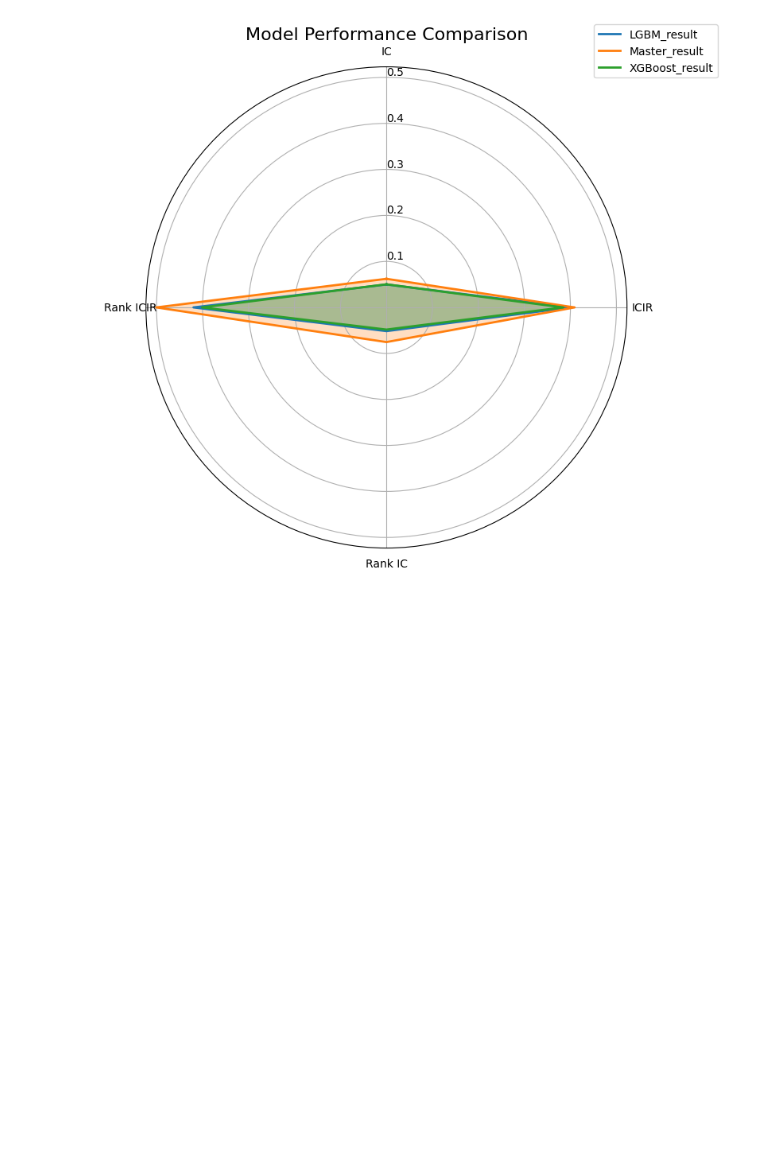
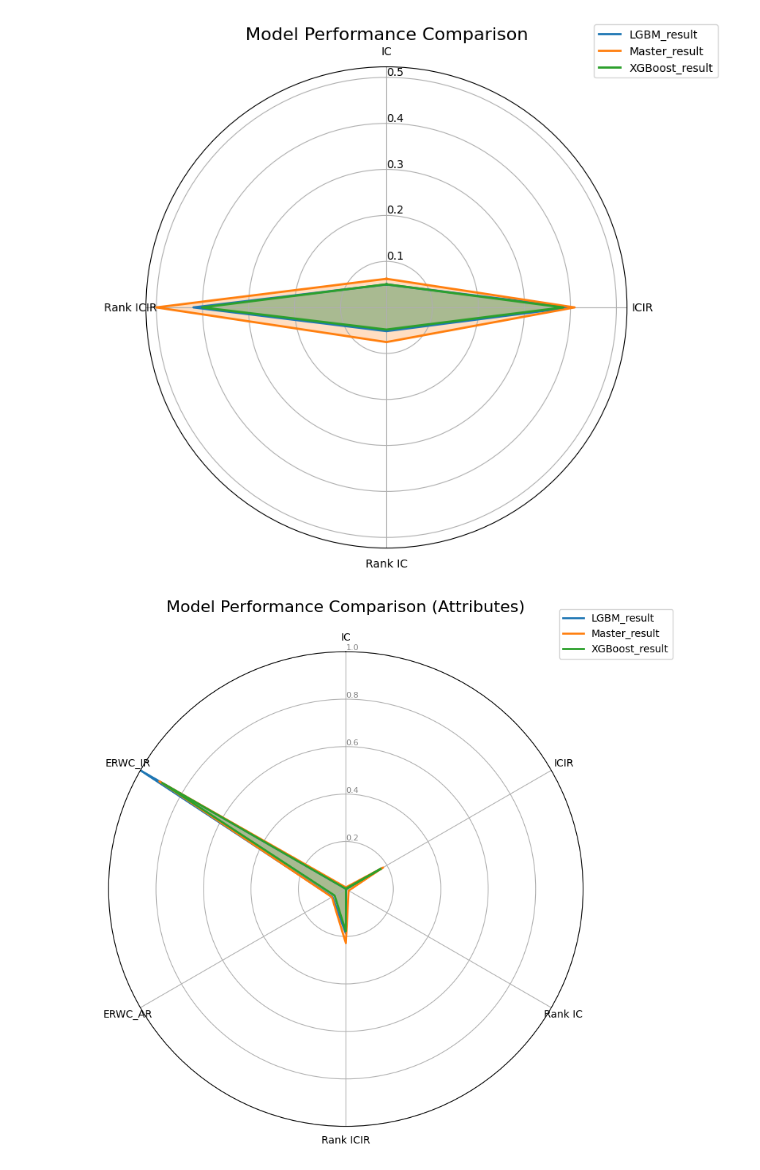
Before and after one commit to MaaZiJyun/QuantProject, a Jupyter notebook: QLIB/examples/figure_results/comparison.ipynb, the cells around one changed output. Saved outputs shown, nothing was run; the diff lists cells and outputs as text; code cells hidden in the pictures; blank space fills up the shorter version.

```diff
--- a/QLIB/examples/figure_results/comparison.ipynb
+++ b/QLIB/examples/figure_results/comparison.ipynb
@@ -34,25 +34,24 @@ print(results)
 models = list(results.keys())
 metrics = [
     "IC", "ICIR", "Rank IC", "Rank ICIR",
-    "1day_excess_return_without_cost_annualized_return",
-    "1day_excess_return_without_cost_information_ratio"
+    "ERWC_AR", "ERWC_IR"
 ]
 metric_labels = {
     "IC": "Information Coefficient (IC)",
     "ICIR": "Information Coefficient Information Ratio (ICIR)",
     "Rank IC": "Rank Information Coefficient",
     "Rank ICIR": "Rank Information Coefficient IR",
-    "1day_excess_return_without_cost_annualized_return": "Annualized Return (No Cost)",
-    "1day_excess_return_without_cost_information_ratio": "Information Ratio (No Cost)"
+    "ERWC_AR": "Annualized Return (No Cost)",
+    "ERWC_IR": "Information Ratio (No Cost)"
 }
 
 # Prepare data for easier reuse
 data = {metric: [results[model][metric] for model in models] for metric in metrics}
 
 # Generate a series of bar plots for each metric
-plt.figure(figsize=(16, 20))
+plt.figure(figsize=(16, 12))  # 调整图形大小（宽16，高12）
 for i, metric in enumerate(metrics, 1):
-    plt.subplot(3, 2, i)  # Arrange plots in 3 rows and 2 columns
+    plt.subplot(2, 3, i)  # 每行2行3列布局 - (2 rows, 3 columns)
     plt.bar(models, data[metric], color=["skyblue", "orange", "green"], alpha=0.8)
     plt.title(metric_labels[metric], fontsize=14)
     plt.ylabel("Value", fontsize=12)
@@ -60,7 +59,7 @@ for i, metric in enumerate(metrics, 1):
     plt.grid(axis="y", linestyle="--", alpha=0.6)
 
 # Adjust layout and show plots
-plt.tight_layout()
-plt.suptitle("Model Evaluation: Metric Comparisons", fontsize=18, y=1.02)
+plt.tight_layout()    # 调整布局，避免过于紧凑或重叠
+plt.suptitle("Model Evaluation: Metric Comparisons", fontsize=18, y=1.02)  # 添加全局标题
 plt.show()
 # %% [output]
@@ -134,5 +133,84 @@ plt.show()
     plt.show()
 # %% [output]
 [figure]
+# %%
+import matplotlib.pyplot as plt
+import numpy as np
+
+# Data
+results = {
+    "LGBM_result": {
+        "IC": 0.04993199298180833,
+        "ICIR": 0.401166594497036,
+        "Rank IC": 0.051506972472517176,
+        "Rank ICIR": 0.41964587176278606,
+        "ERWC_AR": 0.17808847786474435,
+        "ERWC_IR": 2.029781086376785,
+    },
+    "Master_result": {
+        "IC": 0.06221125738364682,
+        "ICIR": 0.4089395569850118,
+        "Rank IC": 0.07537232888943195,
+        "Rank ICIR": 0.500439035041941,
+        "ERWC_AR": 0.1829883949498608,
+        "ERWC_IR": 1.8468949496149516,
+    },
+    "XGBoost_result": {
+        "IC": 0.05025481658813131,
+        "ICIR": 0.38420942771966826,
+        "Rank IC": 0.048190000441132384,
+        "Rank ICIR": 0.4009205584844637,
+        "ERWC_AR": 0.15646559464004772,
+        "ERWC_IR": 1.8196832888802212,
+    },
+}
+
+# Prepare metrics and normalize data to [0, 1] range for fair comparison
+metrics = list(results["LGBM_result"].keys())
+models = list(results.keys())
+
+# Flatten all values to find global min and max for normalization
+all_values = [results[model][metric] for model in models for metric in metrics]
+min_val, max_val = min(all_values), max(all_values)
+
+def normalize(value, min_val, max_val):
+    return (value - min_val) / (max_val - min_val)
+
+# Normalize data
+normalized_results = {
+    model: [normalize(results[model][metric], min_val, max_val) for metric in metrics]
+    for model in models
+}
+
+# Prepare data for radar chart
+angles = np.linspace(0, 2 * np.pi, len(metrics), endpoint=False).tolist()
+angles += angles[:1]  # To close the circle
+
+fig, ax = plt.subplots(figsize=(8, 8), subplot_kw=dict(polar=True))
+
+# Plot each model's performance
+for model, values in normalized_results.items():
+    values += values[:1]  # Close the circle
+    ax.plot(angles, values, linewidth=2, linestyle='solid', label=model)
+    ax.fill(angles, values, alpha=0.25)
+
+# Add labels and title
+ax.set_theta_offset(np.pi / 2)
+ax.set_theta_direction(-1)
+ax.set_xticks(angles[:-1])
+ax.set_xticklabels(metrics, fontsize=10)
+ax.set_rlabel_position(0)
+ax.set_yticks([0.2, 0.4, 0.6, 0.8, 1.0])
+ax.set_yticklabels(["0.2", "0.4", "0.6", "0.8", "1.0"], color="gray", fontsize=8)
+ax.set_ylim(0, 1)
+
+plt.title("Model Performance Comparison (Attributes)", fontsize=16, pad=20)
+plt.legend(loc="upper right", bbox_to_anchor=(1.2, 1.1), fontsize=10)
+
+# Show radar chart
+plt.tight_layout()
+plt.show()
+# %% [output]
+[figure, added]
 # %%
 import matplotlib.pyplot as plt
```
Also changed, not shown: parts of 4 cells of this notebook, 22 other files.
